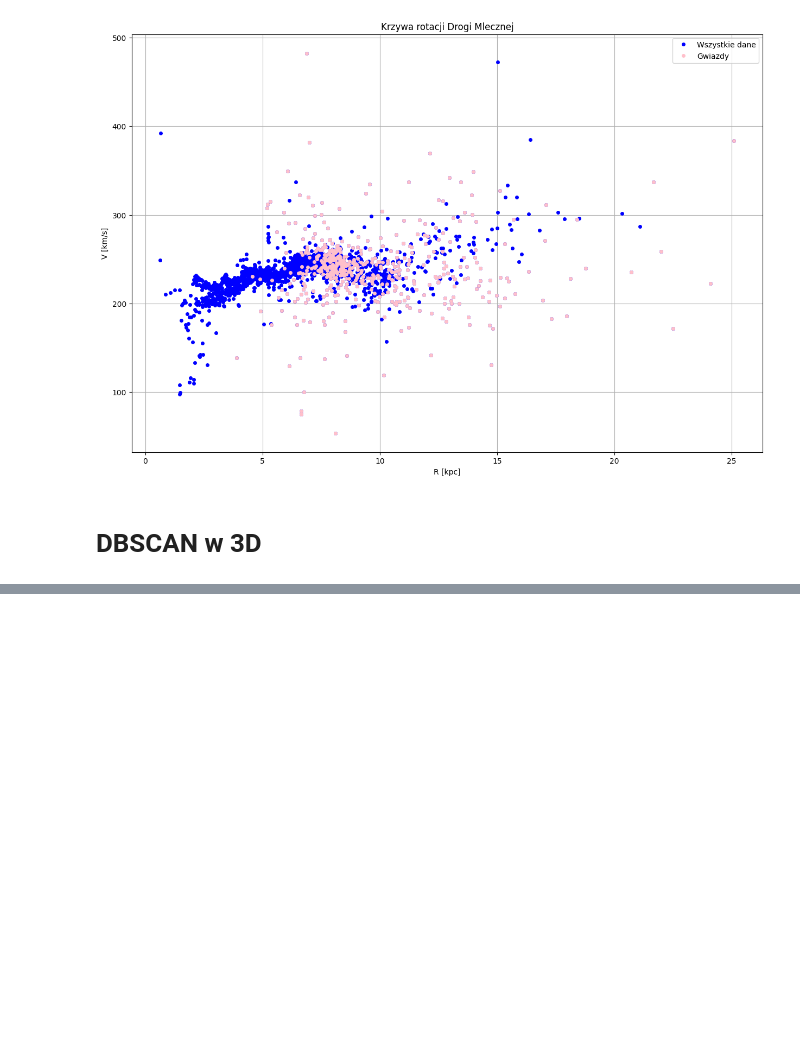
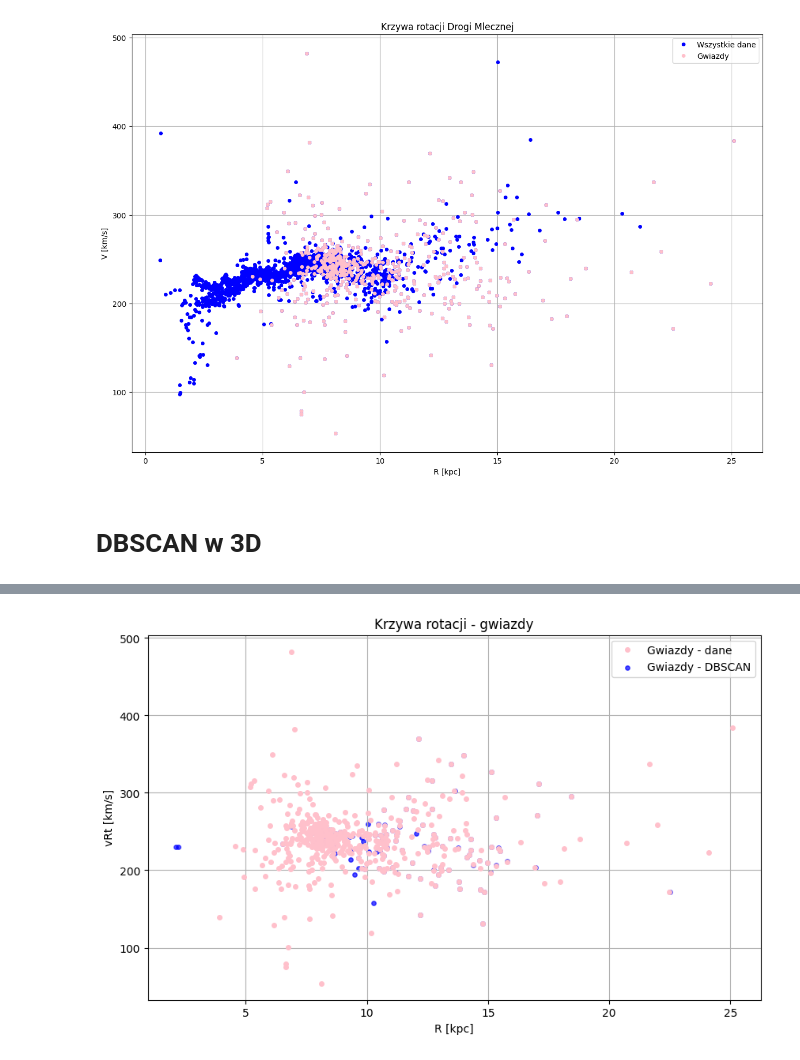
Before and after one commit to redrosesarecool/staz, a Jupyter notebook: krzywa_rotacji.ipynb, the cells around one changed output, grey strips where cells are left out. Saved outputs shown, nothing was run; the diff lists cells and outputs as text; code cells hidden in the pictures; blank space fills up the shorter version.

```diff
--- a/krzywa_rotacji.ipynb
+++ b/krzywa_rotacji.ipynb
@@ -195,0 +142,4 @@ plt.show()
+# %%
+file_path = "/content/drive/My Drive/r_v_montecarlo-gwiazdy.dat"
+df_stars = pd.read_csv(file_path, delim_whitespace=True)
+print(df_stars.head())
@@ -198,13 +156,6 @@ Cel: oddzielić różowe od niebieskich
 # %%
 import pandas as pd
 import matplotlib.pyplot as plt
-
-# wczytanie plików
-file_path_all = "r_v_montecarlo.dat"
-file_path_stars = "r_v_montecarlo-gwiazdy.dat"
-
-df_all = pd.read_csv(file_path_all, sep="\\s+", header=0)
-df_stars = pd.read_csv(file_path_stars, sep="\\s+", header=0)
 
 # wykres z dwoma zestawami danych
 plt.figure(figsize=(15,10))
@@ -225,3 +176,9 @@ plt.show()
 [figure]
 # %% [markdown]
 # DBSCAN w 3D
+# %%
+import pandas as pd
+
+file_path = "/content/drive/My Drive/r_v_z.dat"
+df_rvz = pd.read_csv(file_path, delim_whitespace=True)
+print(df_rvz.head())
@@ -227,0 +282,22 @@ plt.show()
+# %%
+import matplotlib.pyplot as plt
+
+# tylko gwiazdy
+stars = df_rvz[df_rvz["populacja"] == "gwiazdy"]
+
+plt.figure(figsize=(10,6))
+
+# wykres z danych
+plt.plot(df_stars["R"], df_stars["V"], 'o', markersize=4, color="pink", label="Gwiazdy - dane")
+
+# wykres z DBSCAN
+plt.scatter(stars["R"], stars["V"], s=15, c="blue", alpha=0.7, label="Gwiazdy - DBSCAN")
+
+plt.xlabel("R [kpc]")
+plt.ylabel("vRt [km/s]")
+plt.title("Krzywa rotacji - gwiazdy")
+plt.legend()
+plt.grid(True)
+plt.show()
+# %% [output]
+[figure, added]
```
Also changed, not shown: parts of 15 cells of this notebook.
